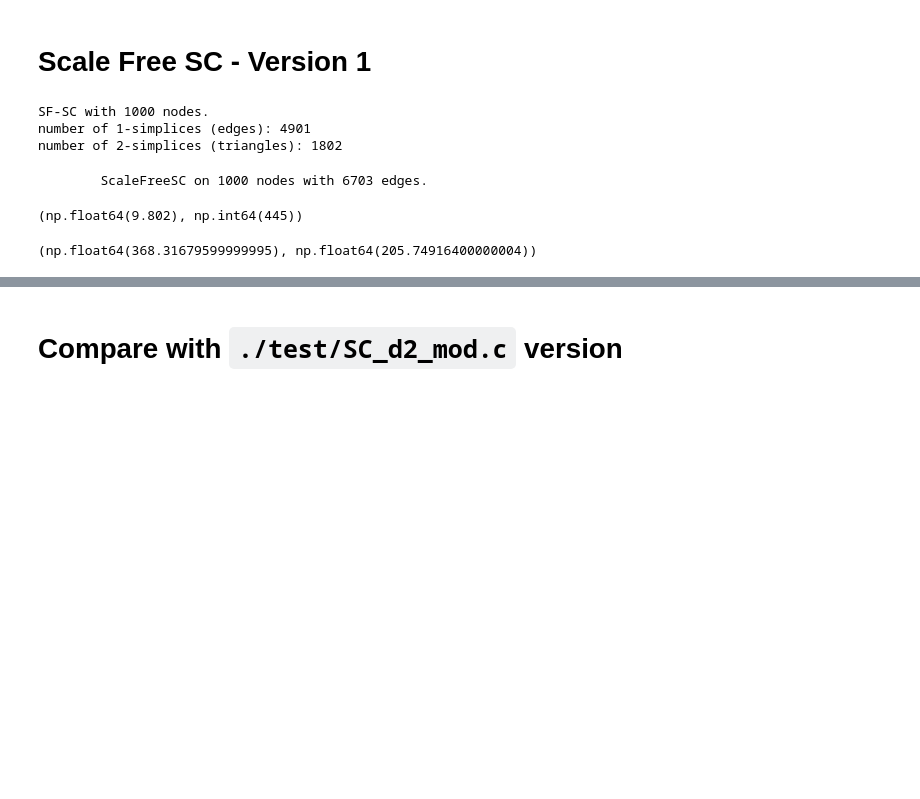
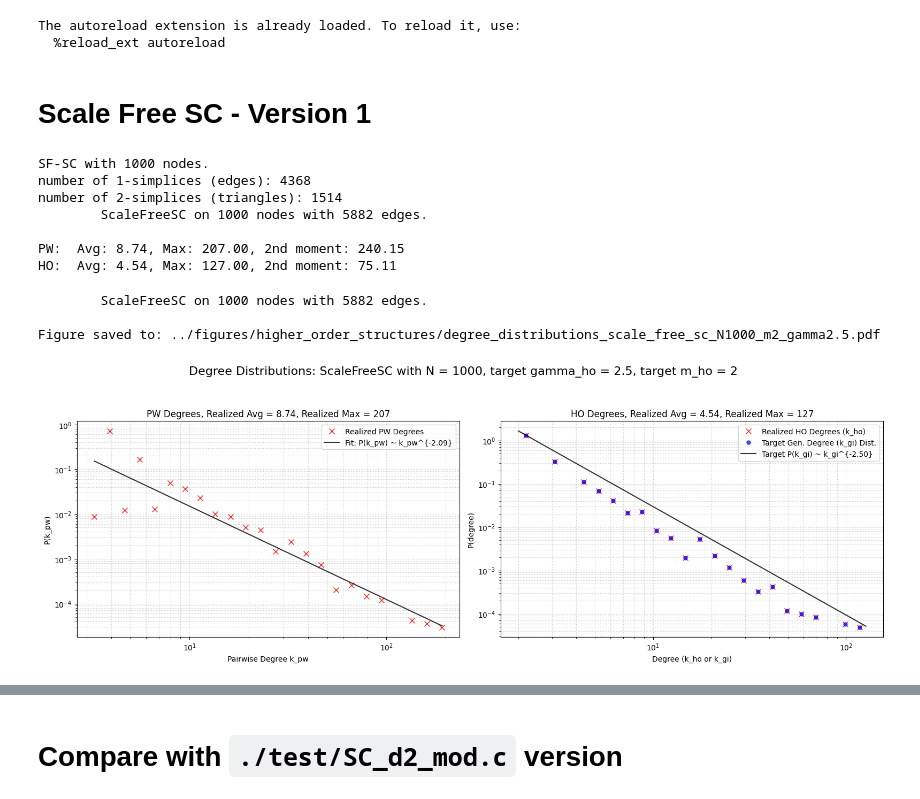
Before and after one commit to markolalovic/higher-order-contagion, a Jupyter notebook: notebooks/scale-free-sc-test-1.ipynb, the cells around one changed output, grey strips where cells are left out. Cells and saved outputs as stored; diff of their text form; code cells hidden in the pictures; blank space fills up the shorter version.

Commit message:
Scale-free variance

```diff
--- a/notebooks/scale-free-sc-test-1.ipynb
+++ b/notebooks/scale-free-sc-test-1.ipynb
@@ -17,9 +17,17 @@ from itertools import combinations
 from generators_sc_test import generate_sf_sc_components
 
 from higher_order_structures import HigherOrderStructure
-from scipy.stats import zipf # for power-law Zeta distribution
-from scipy.stats import powerlaw # more direct power-law draw
-from scipy.optimize import curve_fit # for plotting fits
+
+import importlib
+if 'autoreload' not in get_ipython().extension_manager.loaded:
+    %load_ext autoreload
+%autoreload 2
+
+import sys
+import utils
+# %% [output]
+The autoreload extension is already loaded. To reload it, use:
+  %reload_ext autoreload
 # %% [markdown]
 # Scale Free SC - Version 1
 # %%
@@ -40,15 +48,40 @@ N, sc_edges, sc_triangles, kgi_generated = generate_sf_sc_components(N, m_sc, ga
 print(f"\nSF-SC with {N} nodes.")
 print(f"number of 1-simplices (edges): {len(sc_edges)}")
 print(f"number of 2-simplices (triangles): {len(sc_triangles)}")
+
+g_sc = HigherOrderStructure(N)
+all_simplices_sc = sc_edges + sc_triangles
+g_sc.set_edges(all_simplices_sc)
+g_sc.name = f"ScaleFreeSC"
+g_sc.print()
+
+pw_degrees_sc = np.zeros(N, dtype=int)
+ho_degrees_sc = np.zeros(N, dtype=int)
+
+for i in range(N):
+    pw_degrees_sc[i] = len(g_sc.neighbors(i, 1))
+    ho_degrees_sc[i] = len(g_sc.neighbors(i, 2))
+
+realized_avg_pw = np.mean(pw_degrees_sc)
+realized_max_pw = np.max(pw_degrees_sc)
+
+realized_avg_ho = np.mean(ho_degrees_sc)
+realized_max_ho = np.max(ho_degrees_sc)
+
+# 2nd moments (E[X^2] = Var(X) + E[X]^2) around 200?
+realized_var_pw = np.var(pw_degrees_sc)
+realized_var_ho = np.var(ho_degrees_sc)
+
+realized_2nd_moment_pw = realized_var_pw + np.pow(realized_avg_pw, 2)
+realized_2nd_moment_ho = realized_var_ho + np.pow(realized_avg_ho, 2)
+
+print(f"PW:  Avg: {realized_avg_pw:.2f}, Max: {realized_max_pw:.2f}, 2nd moment: {realized_2nd_moment_pw:.2f}")
+print(f"HO:  Avg: {realized_avg_ho:.2f}, Max: {realized_max_ho:.2f}, 2nd moment: {realized_2nd_moment_ho:.2f}\n")
 # %% [output]
 SF-SC with 1000 nodes.
-number of 1-simplices (edges): 4901
-number of 2-simplices (triangles): 1802
+number of 1-simplices (edges): 4368
+number of 2-simplices (triangles): 1514
+        ScaleFreeSC on 1000 nodes with 5882 edges.
+
+PW:  Avg: 8.74, Max: 207.00, 2nd moment: 240.15
+HO:  Avg: 4.54, Max: 127.00, 2nd moment: 75.11
-# %%
-g_sc = HigherOrderStructure(N)
-all_simplices_sc = sc_edges + sc_triangles
-g_sc.set_edges(all_simplices_sc)
-g_sc.name = f"ScaleFreeSC"
-g_sc.print()
-# %% [output]
-        ScaleFreeSC on 1000 nodes with 6703 edges.
@@ -55,18 +90,21 @@ g_sc.print()
 # %%
+g_sc = HigherOrderStructure(N)
+all_simplices_sc = sc_edges + sc_triangles
+g_sc.set_edges(all_simplices_sc)
+g_sc.name = f"ScaleFreeSC"
+g_sc.print()
+
 pw_degrees_sc = np.zeros(N, dtype=int)
 ho_degrees_sc = np.zeros(N, dtype=int)
 
 for i in range(N):
     pw_degrees_sc[i] = len(g_sc.neighbors(i, 1))
     ho_degrees_sc[i] = len(g_sc.neighbors(i, 2))
 
-realized_avg_pw = np.mean(pw_degrees_sc)
-realized_max_pw = np.max(pw_degrees_sc)
-
-realized_avg_pw, realized_max_pw
+figure_fname = f"degree_distributions_scale_free_sc_N{N}_m{m_sc}_gamma{gamma_sc}"
+utils.test_generate_sf_sc(pw_degrees_sc, ho_degrees_sc, kgi_generated, N, gamma_sc, m_sc, figure_fname)
 # %% [output]
-(np.float64(9.802), np.int64(445))
+        ScaleFreeSC on 1000 nodes with 5882 edges.
+
+Figure saved to: ../figures/higher_order_structures/degree_distributions_scale_free_sc_N1000_m2_gamma2.5.pdf
+[figure, added]
-# %%
-np.var(pw_degrees_sc), np.var(ho_degrees_sc)
-# %% [output]
-(np.float64(368.31679599999995), np.float64(205.74916400000004))
```
Also changed, not shown: parts of 6 cells of this notebook, 7 other files.
